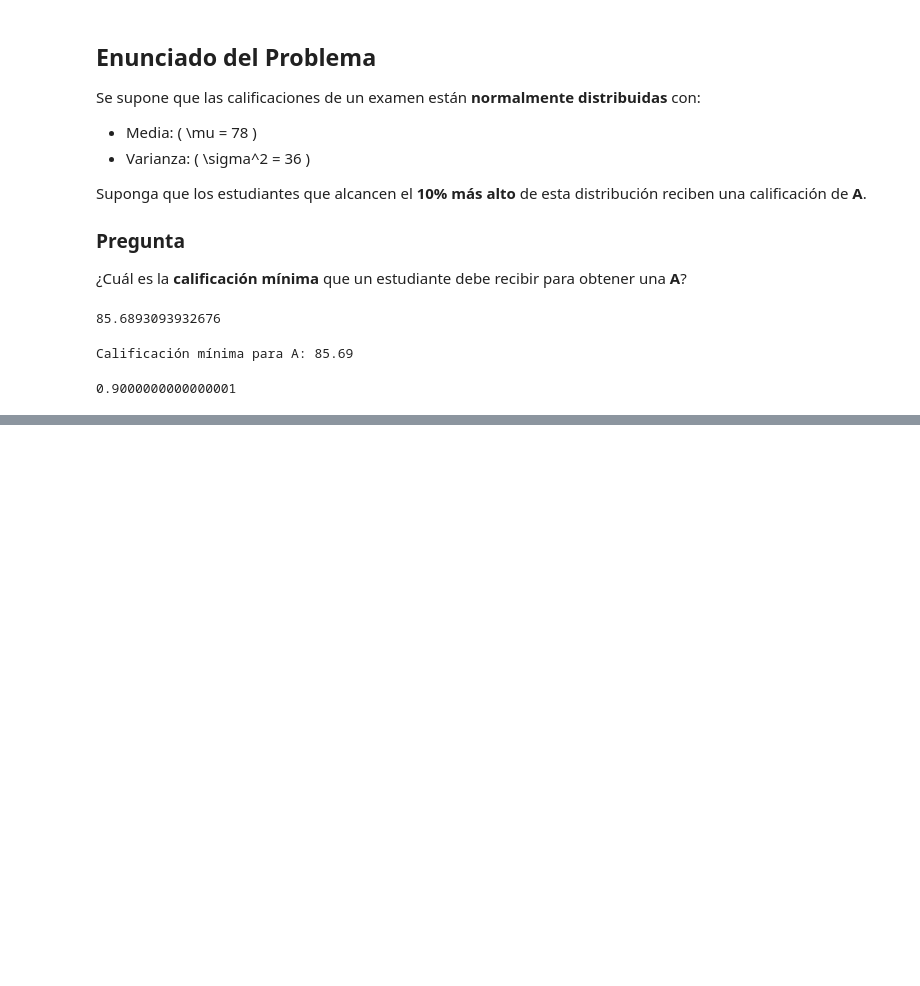
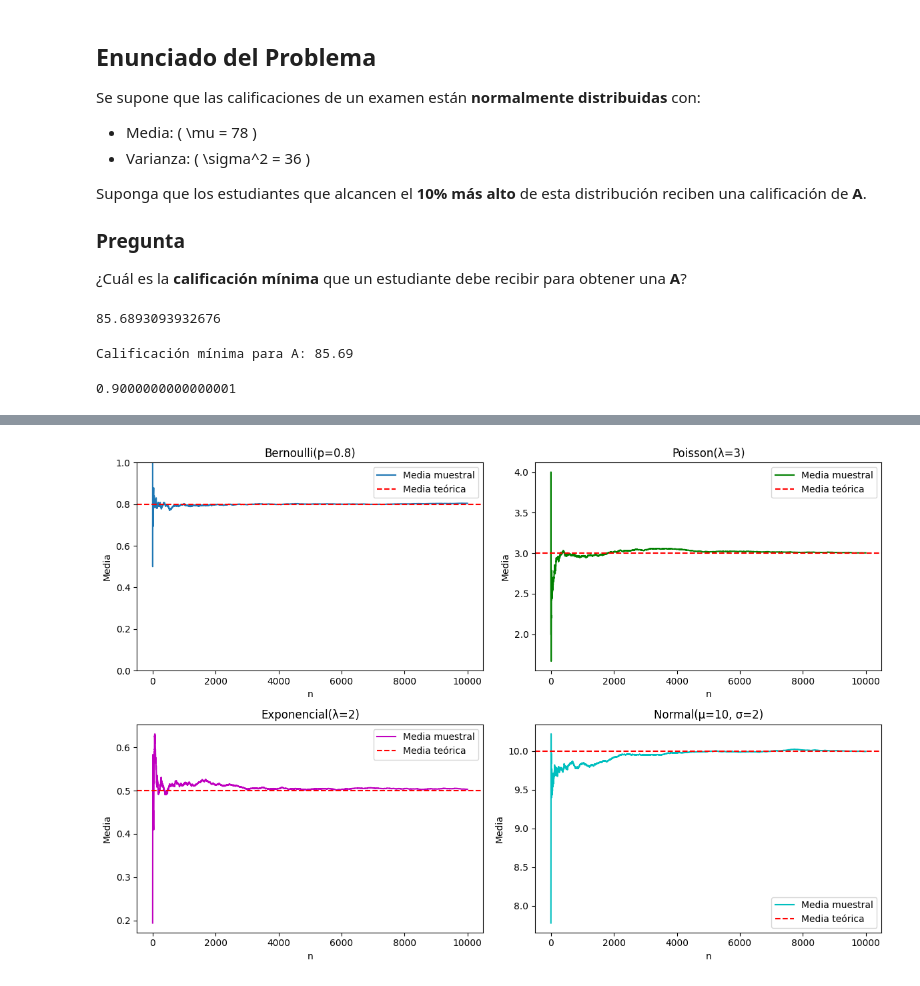
Before and after one commit to BrajanNieto/stats-prob-py, a Jupyter notebook: 01. Ex-Probability.ipynb, the cells around one changed output, grey strips where cells are left out. Drawn from its saved outputs; the diff is of its cells as text; code cells hidden in the pictures; blank space fills up the shorter version.

```diff
--- a/01. Ex-Probability.ipynb
+++ b/01. Ex-Probability.ipynb
@@ -878,0 +907,87 @@ print(prob)
+# %%
+import numpy as np
+import matplotlib.pyplot as plt
+
+# Fijamos semilla para reproducibilidad (opcional)
+np.random.seed(42)
+
+# Número de simulaciones
+nsim = 10_000
+
+# Crear figura con subplots (2 filas x 2 columnas)
+fig, axes = plt.subplots(2, 2, figsize=(12, 8))
+
+##########################
+# 1. Distribución Bernoulli
+##########################
+p = 0.8
+X_bern = np.random.binomial(n=1, p=p, size=nsim)
+media_teorica_bern = p
+
+# Media muestral acumulada
+media_acumulada_bern = np.cumsum(X_bern) / np.arange(1, nsim + 1)
+
+axes[0, 0].plot(media_acumulada_bern, label='Media muestral')
+axes[0, 0].axhline(y=media_teorica_bern, color='r', linestyle='--', label='Media teórica')
+axes[0, 0].set_title('Bernoulli(p=0.8)')
+axes[0, 0].set_xlabel('n')
+axes[0, 0].set_ylabel('Media')
+axes[0, 0].set_ylim(0, 1)
+axes[0, 0].legend()
+
+##########################
+# 2. Distribución Poisson
+##########################
+lmbda = 3
+X_pois = np.random.poisson(lam=lmbda, size=nsim)
+media_teorica_pois = lmbda
+
+# Media muestral acumulada
+media_acumulada_pois = np.cumsum(X_pois) / np.arange(1, nsim + 1)
+
+axes[0, 1].plot(media_acumulada_pois, label='Media muestral', color='g')
+axes[0, 1].axhline(y=media_teorica_pois, color='r', linestyle='--', label='Media teórica')
+axes[0, 1].set_title('Poisson(\u03BB=3)')
+axes[0, 1].set_xlabel('n')
+axes[0, 1].set_ylabel('Media')
+axes[0, 1].legend()
+
+############################
+# 3. Distribución Exponencial
+############################
+rate = 2  # Parámetro lambda (tasa)
+X_exp = np.random.exponential(scale=1/rate, size=nsim)
+media_teorica_exp = 1 / rate
+
+# Media muestral acumulada
+media_acumulada_exp = np.cumsum(X_exp) / np.arange(1, nsim + 1)
+
+axes[1, 0].plot(media_acumulada_exp, label='Media muestral', color='m')
+axes[1, 0].axhline(y=media_teorica_exp, color='r', linestyle='--', label='Media teórica')
+axes[1, 0].set_title('Exponencial(\u03BB=2)')
+axes[1, 0].set_xlabel('n')
+axes[1, 0].set_ylabel('Media')
+axes[1, 0].legend()
+
+############################
+# 4. Distribución Normal
+############################
+mu, sigma = 10, 2
+X_norm = np.random.normal(loc=mu, scale=sigma, size=nsim)
+media_teorica_norm = mu
+
+# Media muestral acumulada
+media_acumulada_norm = np.cumsum(X_norm) / np.arange(1, nsim + 1)
+
+axes[1, 1].plot(media_acumulada_norm, label='Media muestral', color='c')
+axes[1, 1].axhline(y=media_teorica_norm, color='r', linestyle='--', label='Media teórica')
+axes[1, 1].set_title('Normal(\u03BC=10, \u03C3=2)')
+axes[1, 1].set_xlabel('n')
+axes[1, 1].set_ylabel('Media')
+axes[1, 1].legend()
+
+# Ajustar los espacios entre subplots
+plt.tight_layout()
+plt.show()
+# %% [output]
+[figure, added]
```
Also changed, not shown: parts of 4 cells of this notebook.
